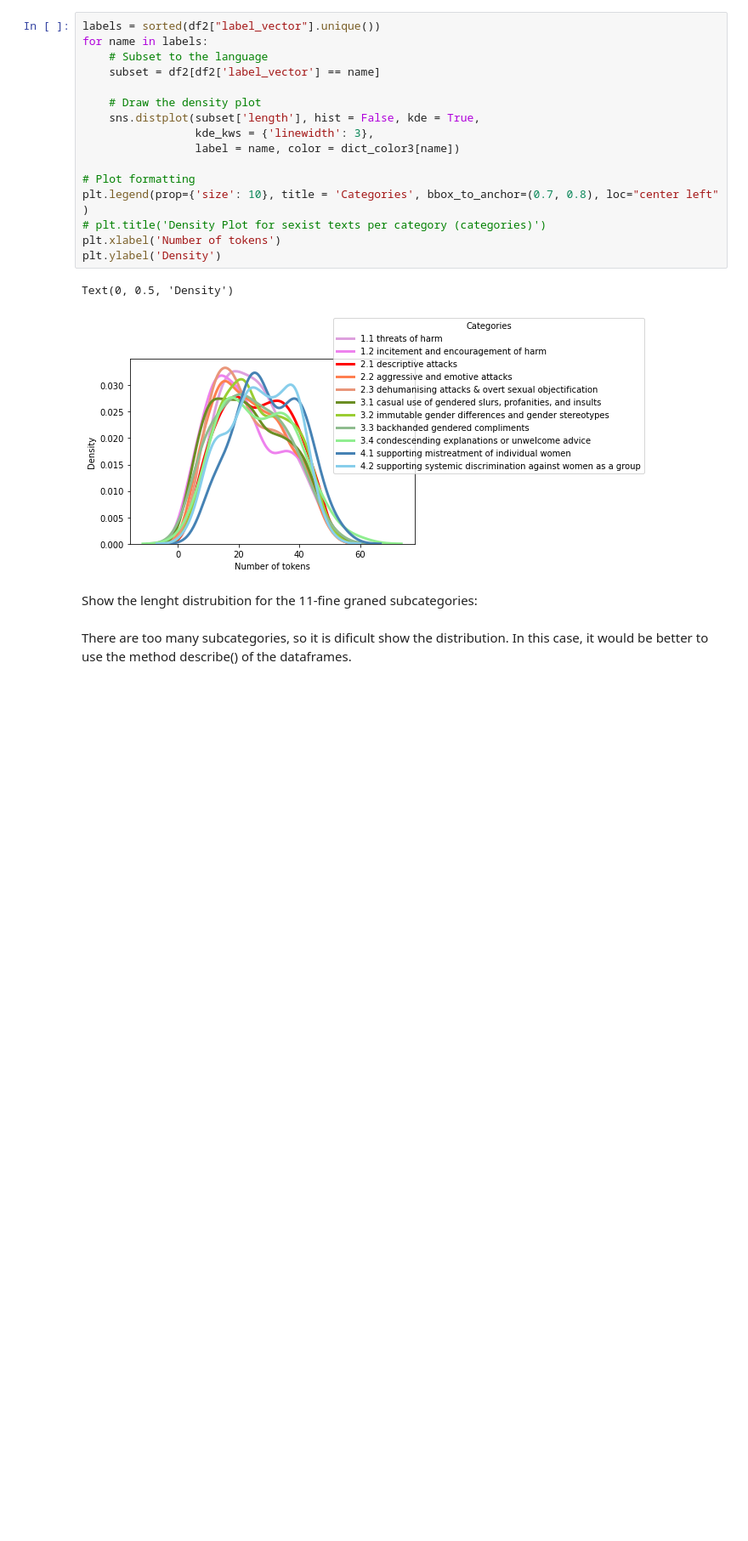
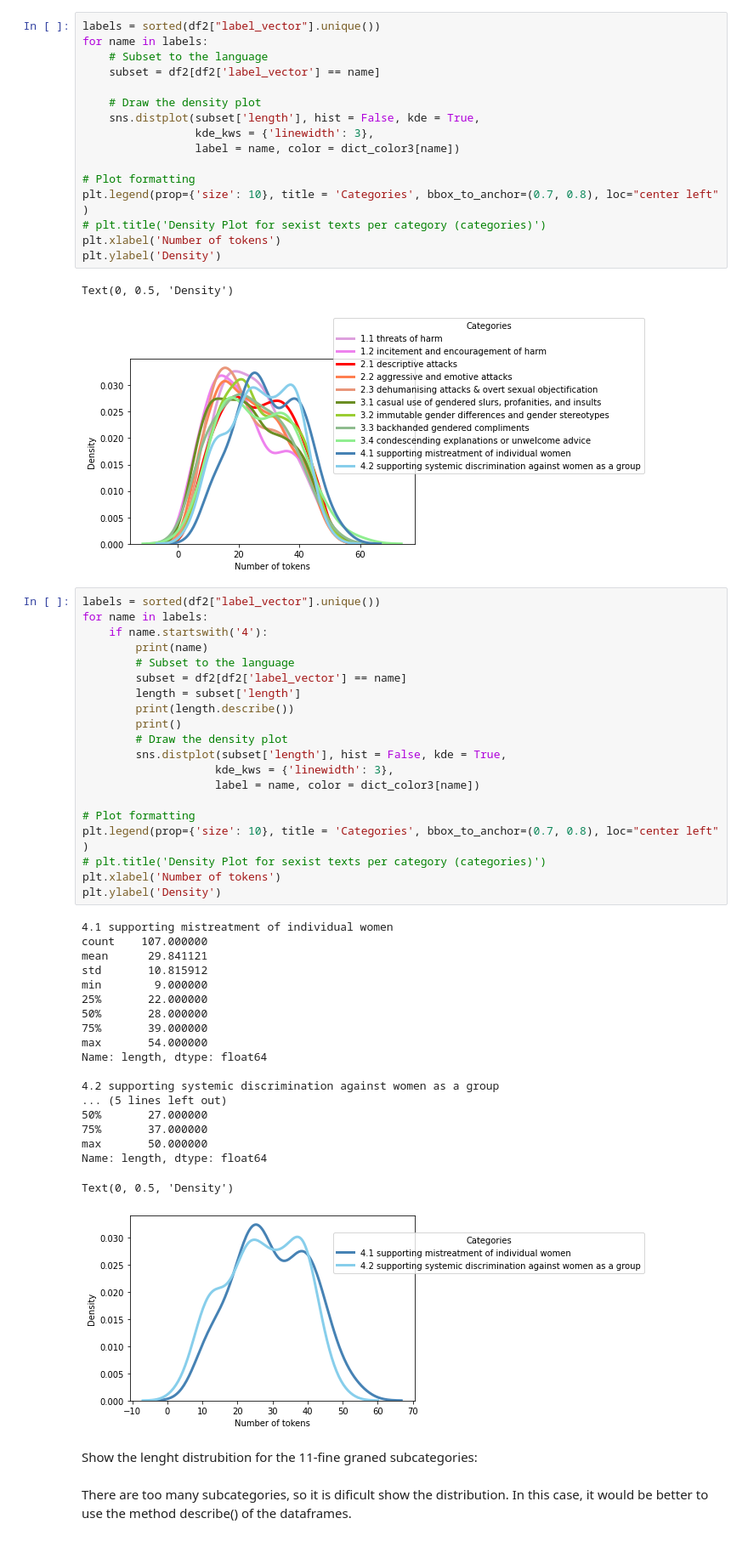
Before and after one commit to hulat-group/semeval2023_task10_EDOS, a Jupyter notebook: 1_data.ipynb, the cells around one changed output. Shown: that part at 85% size. Drawn from its saved outputs; the diff is of its cells as text; blank space fills up the shorter version.

```diff
--- a/1_data.ipynb
+++ b/1_data.ipynb
@@ -614,6 +614,46 @@ plt.ylabel('Density')
 # %% [output]
 Text(0, 0.5, 'Density')
 [figure]
+# %%
+labels = sorted(df2["label_vector"].unique())
+for name in labels:
+    if name.startswith('4'):
+        print(name)
+        # Subset to the language
+        subset = df2[df2['label_vector'] == name]
+        length = subset['length']
+        print(length.describe())
+        print()
+        # Draw the density plot
+        sns.distplot(subset['length'], hist = False, kde = True,
+                    kde_kws = {'linewidth': 3},
+                    label = name, color = dict_color3[name])
+
+# Plot formatting
+plt.legend(prop={'size': 10}, title = 'Categories', bbox_to_anchor=(0.7, 0.8), loc="center left" )
+# plt.title('Density Plot for sexist texts per category (categories)')
+plt.xlabel('Number of tokens')
+plt.ylabel('Density')
+# %% [output]
+4.1 supporting mistreatment of individual women
+count    107.000000
+mean      29.841121
+std       10.815912
+min        9.000000
+25%       22.000000
+50%       28.000000
+75%       39.000000
+max       54.000000
+Name: length, dtype: float64
+
+4.2 supporting systemic discrimination against women as a group
+... (5 lines left out)
+50%       27.000000
+75%       37.000000
+max       50.000000
+Name: length, dtype: float64
+Text(0, 0.5, 'Density')
+[figure, added]
 # %% [markdown]
 Show the lenght distrubition for the 11-fine graned subcategories:
 # %% [markdown]
```
Also changed, not shown: parts of 1 cell of this notebook, 2 other files.
